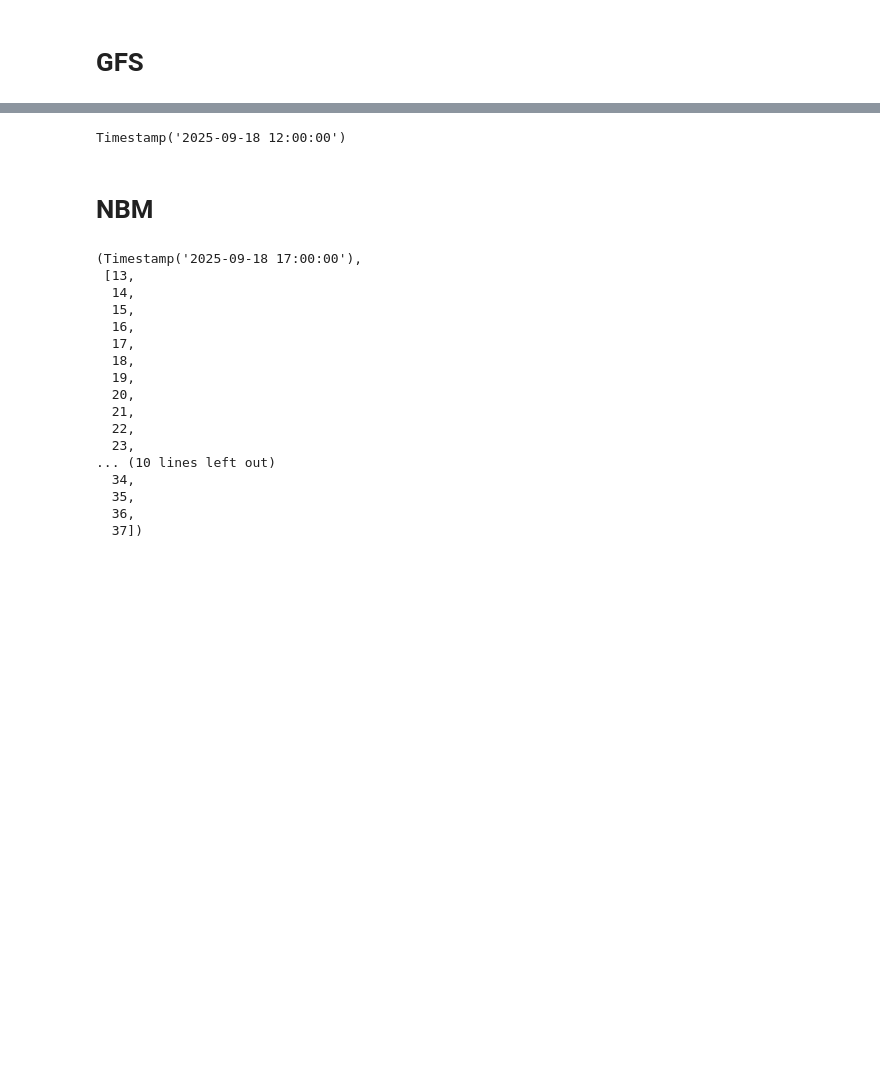
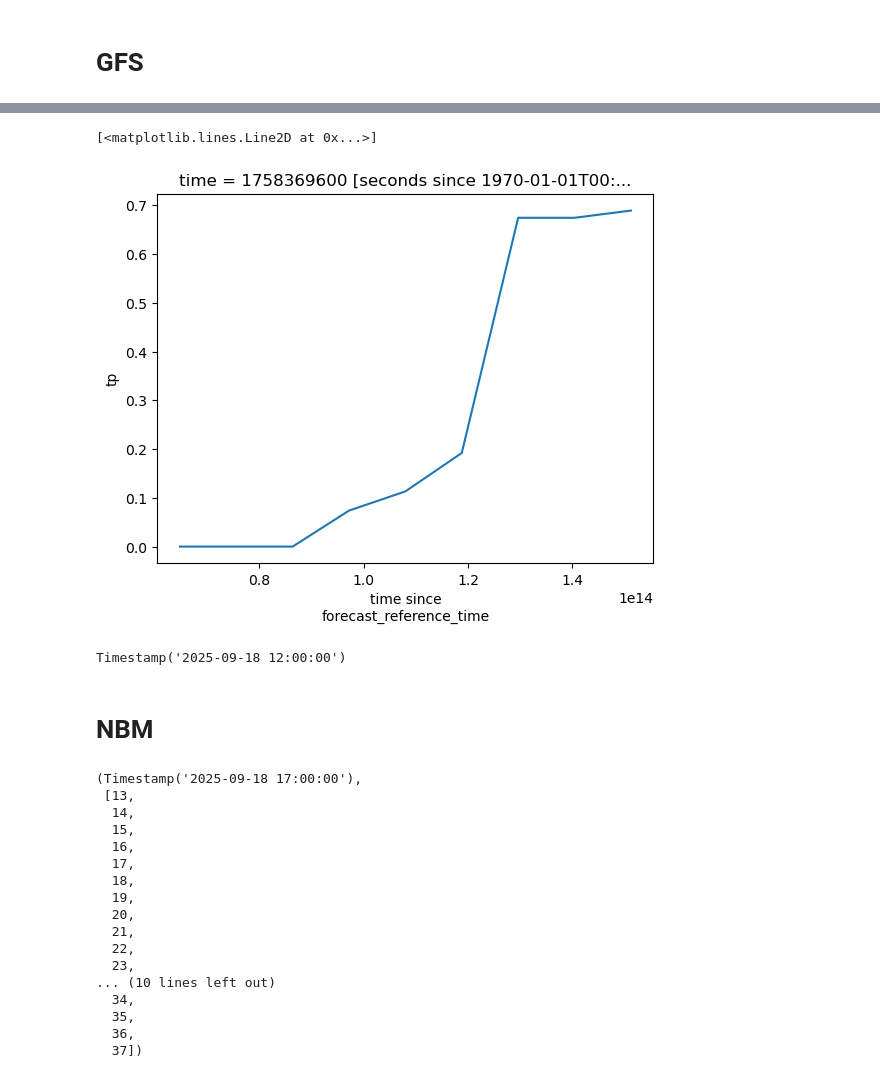
Before and after one commit to jameslarsonclimate/website, a Jupyter notebook: weather-forecasts/getForecast_wxChallenge-pushGitHub-experimental.ipynb, the cells around one changed output, grey strips where cells are left out. Saved outputs shown, nothing was run; the diff lists cells and outputs as text; code cells hidden in the pictures; blank space fills up the shorter version.

```diff
--- a/weather-forecasts/getForecast_wxChallenge-pushGitHub-experimental.ipynb
+++ b/weather-forecasts/getForecast_wxChallenge-pushGitHub-experimental.ipynb
@@ -134,8 +165,8 @@ warnings.filterwarnings("ignore", message="Engine 'gini' loading failed.*", cate
 # points = pd.DataFrame({"longitude": [-105.004186], "latitude": [40.451685]})
 cityName = 'Kansas City, MO (KMCI)'
 points = pd.DataFrame({"longitude": [-94.711], "latitude": [39.301]})
-cityName = 'Fargo, ND (KFAR)'
-points = pd.DataFrame({"longitude": [-96.789], "latitude": [46.877]})
+cityName = 'Springfield, IL (KSPI)'
+points = pd.DataFrame({"longitude": [-89.6167], "latitude": [39.8442]})'
 
 
 # ISO timestamp (UTC) for metadata and git commit message
@@ -185 +220,9 @@ ValueError: fxx must be an int, list, or range. Gave None
+# %%
+tp_gfs = H.xarray(":APCP:surface:0-*", backend_kwargs={'decode_times': False}
+                        ).herbie.pick_points(points, method="nearest")['tp'].sel(point=0)
+tp_gfs = tp_gfs * 0.0393701   # mm -> inches (1 mm -> 0.0393701 in)
+tp_gfs.plot()
+# %% [output]
+[<matplotlib.lines.Line2D at 0x...>]
+[figure, added]
 # %%
```
Also changed, not shown: parts of 21 cells of this notebook, 7 other files.
